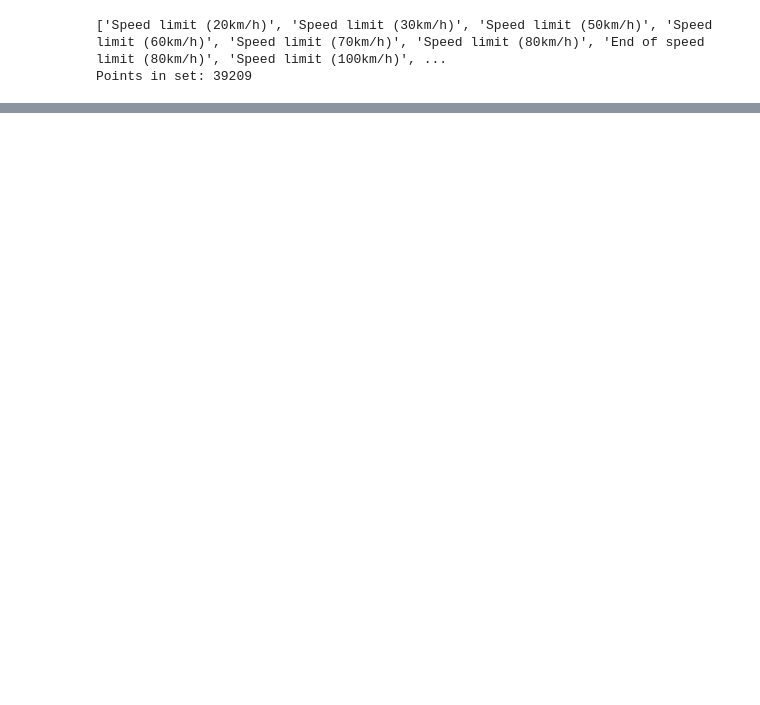
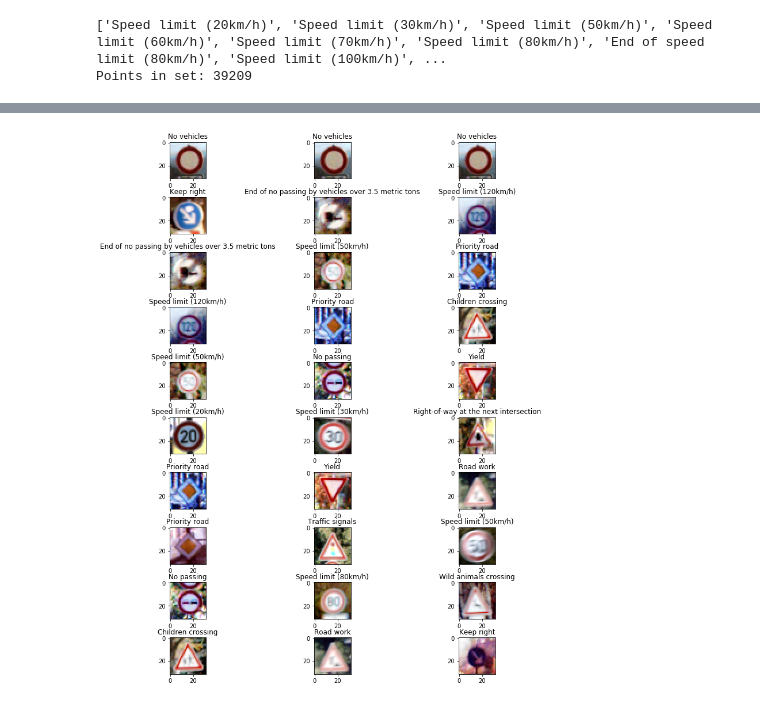
Before and after one commit to tempflip/Traffic_Sign_Classifier_Workshop, a Jupyter notebook: project.ipynb, the cells around one changed output, grey strips where cells are left out. Drawn from its saved outputs; the diff is of its cells as text; code cells hidden in the pictures; blank space fills up the shorter version.

```diff
--- a/project.ipynb
+++ b/project.ipynb
@@ -291,0 +315,14 @@ Matches: 997 of 1000; 99.7 %
+# %%
+n = 10
+m = 3
+f, ax = plt.subplots(n,m, figsize = (12,17))
+plt.subplots_adjust(hspace = 0.5, wspace=0.5)
+
+for j in range(n):
+    for k in range(m):
+        i = k * j + j
+
+        ax[j,k].imshow(X[i])
+        ax[j,k].set_title(label_names[np.argsort(Y[i])[-1]])
+# %% [output]
+[figure, added]
```
Also changed, not shown: parts of 11 cells of this notebook.
